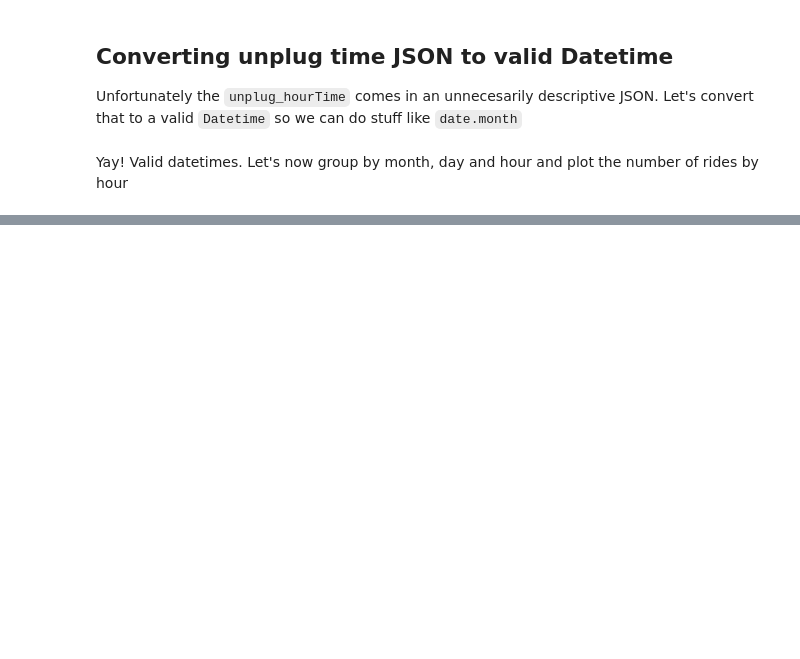
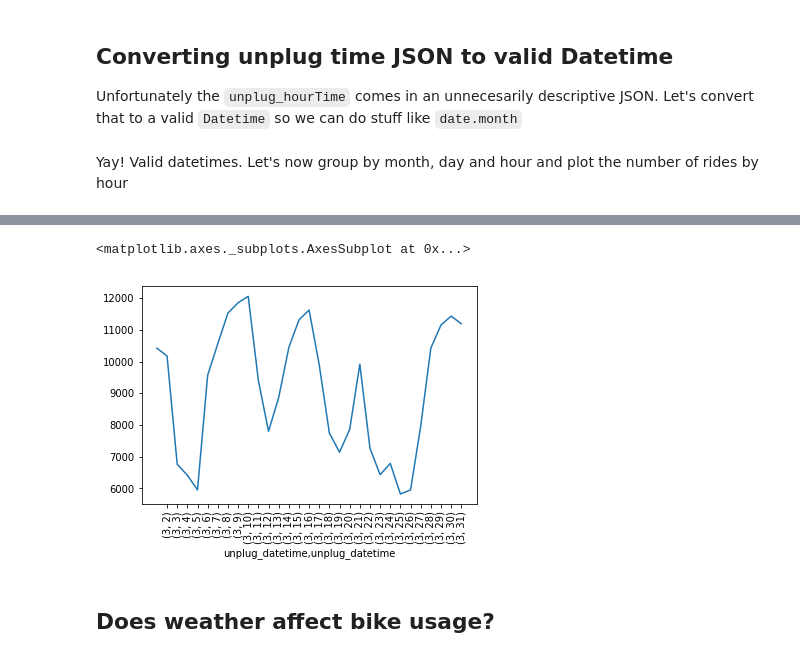
Before and after one commit to rameerez/bicimad-data-analysis, a Jupyter notebook: bicimad-machine-learning.ipynb, the cells around one changed output, grey strips where cells are left out. Drawn from its saved outputs; the diff is of its cells as text; code cells hidden in the pictures; blank space fills up the shorter version.

```diff
--- a/bicimad-machine-learning.ipynb
+++ b/bicimad-machine-learning.ipynb
@@ -52,0 +64,10 @@ df.groupby([times.month, times.day, times.hour])._id.count().plot()
+# %%
+march_df = df[times.month == 3]
+march_times = pd.DatetimeIndex(march_df.unplug_datetime)
+# %%
+march_df.groupby([march_times.month, march_times.day])._id.count().plot(legend=False, rot=90, xticks=pd.Series(range(1,31)))
+# %% [output]
+<matplotlib.axes._subplots.AxesSubplot at 0x...>
+[figure, added]
+# %% [markdown]
+## Does weather affect bike usage?
```
Also changed, not shown: parts of 12 cells of this notebook, 1 other file.
